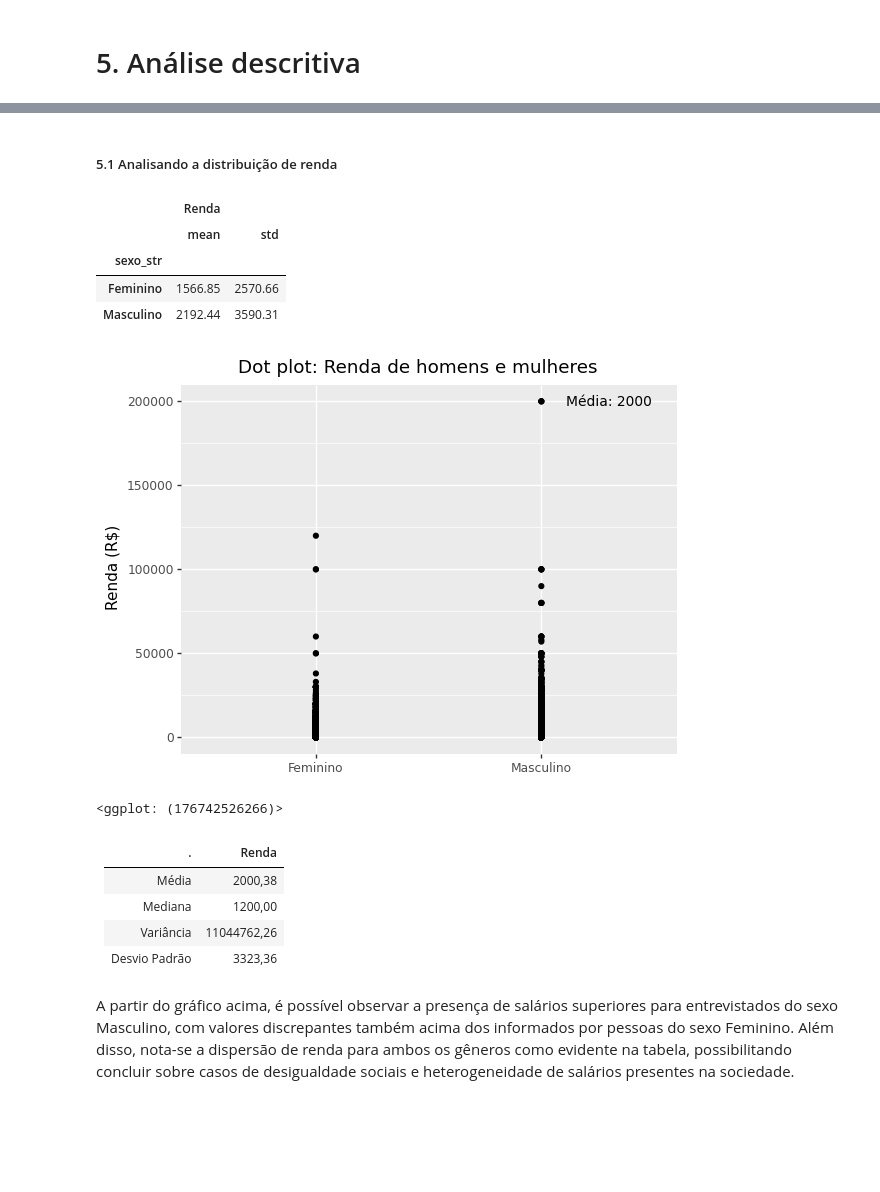
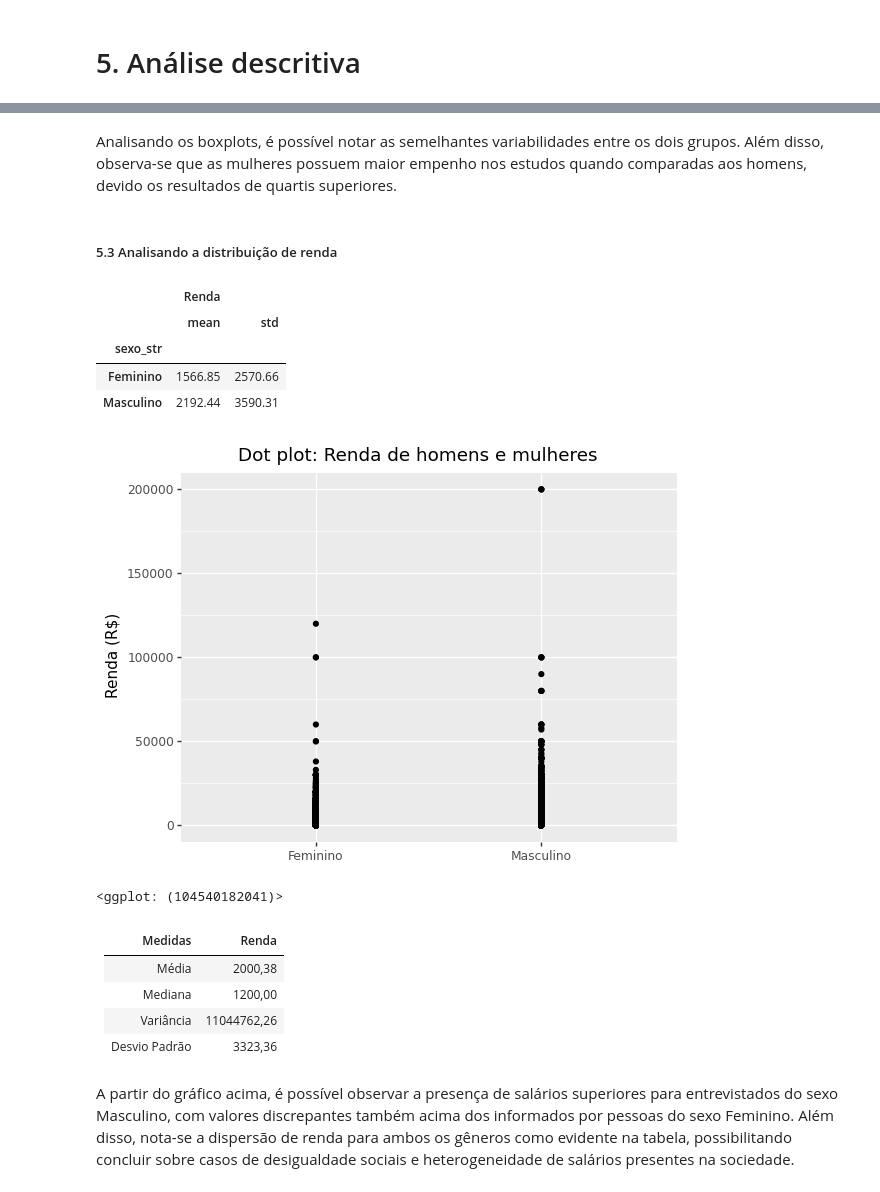
Before and after one commit to pedroogarcez/projeto_ibge, a Jupyter notebook: ibge_analise_de_dados.ipynb, the cells around one changed output, grey strips where cells are left out. Cells and saved outputs as stored; diff of their text form; code cells hidden in the pictures; blank space fills up the shorter version.

Commit message:
box plot e comparações

```diff
--- a/ibge_analise_de_dados.ipynb
+++ b/ibge_analise_de_dados.ipynb
@@ -143,5 +115,9 @@ df[['sexo_str','AnosdeEstudo']].groupby('sexo_str').agg(['mean','std','var'])
+# %% [markdown]
+<div class = text-justify>
+Analisando os boxplots, é possível notar as semelhantes variabilidades entre os dois grupos. Além disso, observa-se que as mulheres possuem maior empenho nos estudos quando comparadas aos homens, devido os resultados de quartis superiores.
+ </div>
 # %% [markdown]
-##### 5.1 Analisando a distribuição de renda
+##### 5.3 Analisando a distribuição de renda
 # %%
 # Agrupando as colunas Renda e Sexo para comparar o salário mensal entre Homens e Mulheres.
 df[['sexo_str','Renda']].groupby('sexo_str').agg(['mean','std'])
@@ -154,8 +130,7 @@ df[['sexo_str','Renda']].groupby('sexo_str').agg(['mean','std'])
 # %%
 (ggplot(df, aes(x = "sexo_str", y = "Renda")) +
   geom_point()+
- labs(x='',y='Renda (R$)',title='Dot plot: Renda de homens e mulheres ')+
-annotate("text", x = 2.3, y = 200000, label = f'Renda média: {media_renda}',size=10))
+ labs(x='',y='Renda (R$)',title='Dot plot: Renda de homens e mulheres '))
 # %% [output]
-[figure, old version]
+[figure, new version]
-<ggplot: (176742526266)>
+<ggplot: (104540182041)>
@@ -162,5 +143,5 @@ annotate("text", x = 2.3, y = 200000, label = f'Renda média: {media_renda}',siz
 # %% [markdown]
-.       | Renda
+Medidas      | Renda
 ------- | -----
 Média   | 2000,38
 Mediana | 1200,00
```
Also changed, not shown: parts of 24 cells of this notebook.
